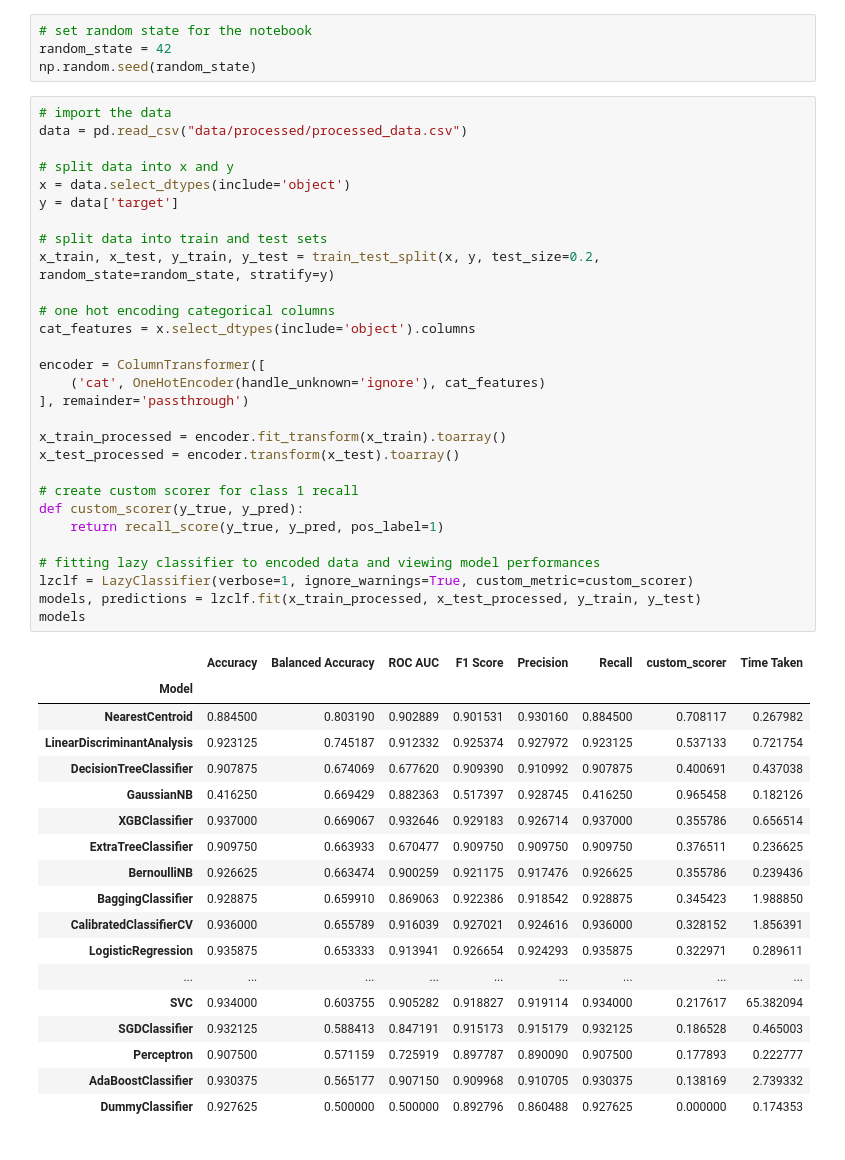
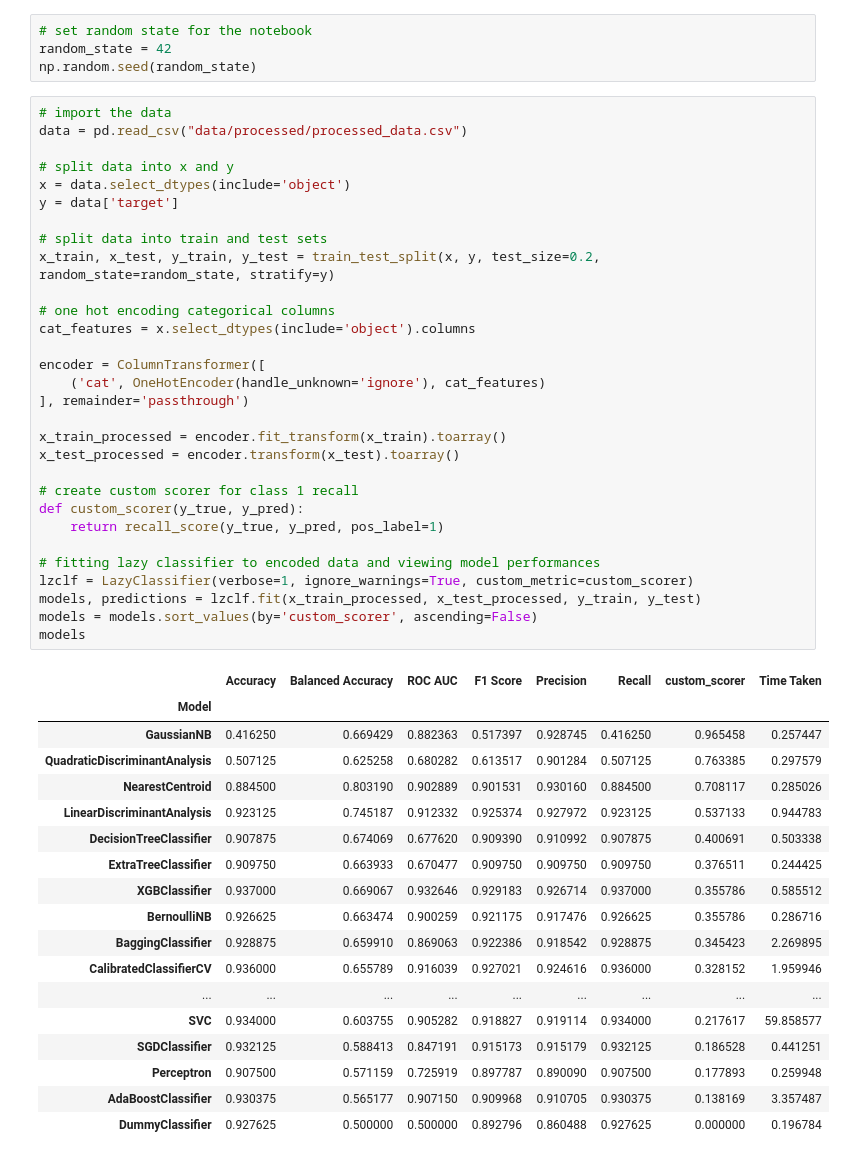
Before and after one commit to mattclark186/uyBvjh22fVpcb3UX, a Jupyter notebook: notebooks/modeling/lazy_predict.ipynb, the cells around one changed output. Saved outputs shown, nothing was run; the diff lists cells and outputs as text.

Commit message:
Custom lazy_predict score

```diff
--- a/notebooks/modeling/lazy_predict.ipynb
+++ b/notebooks/modeling/lazy_predict.ipynb
@@ -38,46 +38,47 @@ np.random.seed(random_state)
 data = pd.read_csv("data/processed/processed_data.csv")
 
 # split data into x and y
 x = data.select_dtypes(include='object')
 y = data['target']
 
 # split data into train and test sets
 x_train, x_test, y_train, y_test = train_test_split(x, y, test_size=0.2, random_state=random_state, stratify=y)
 
 # one hot encoding categorical columns
 cat_features = x.select_dtypes(include='object').columns
 
 encoder = ColumnTransformer([
     ('cat', OneHotEncoder(handle_unknown='ignore'), cat_features)
 ], remainder='passthrough')
 
 x_train_processed = encoder.fit_transform(x_train).toarray()
 x_test_processed = encoder.transform(x_test).toarray()
 
 # create custom scorer for class 1 recall
 def custom_scorer(y_true, y_pred):
     return recall_score(y_true, y_pred, pos_label=1)
 
 # fitting lazy classifier to encoded data and viewing model performances
 lzclf = LazyClassifier(verbose=1, ignore_warnings=True, custom_metric=custom_scorer)
 models, predictions = lzclf.fit(x_train_processed, x_test_processed, y_train, y_test)
+models = models.sort_values(by='custom_scorer', ascending=False)
 models
 # %% [output]
 |  | Accuracy | Balanced Accuracy | ROC AUC | F1 Score | Precision | Recall | custom_scorer | Time Taken |
 | Model |  |  |  |  |  |  |  |  |
-| NearestCentroid | 0.884500 | 0.803190 | 0.902889 | 0.901531 | 0.930160 | 0.884500 | 0.708117 | 0.267982 |
-| LinearDiscriminantAnalysis | 0.923125 | 0.745187 | 0.912332 | 0.925374 | 0.927972 | 0.923125 | 0.537133 | 0.721754 |
-| DecisionTreeClassifier | 0.907875 | 0.674069 | 0.677620 | 0.909390 | 0.910992 | 0.907875 | 0.400691 | 0.437038 |
-| GaussianNB | 0.416250 | 0.669429 | 0.882363 | 0.517397 | 0.928745 | 0.416250 | 0.965458 | 0.182126 |
-| XGBClassifier | 0.937000 | 0.669067 | 0.932646 | 0.929183 | 0.926714 | 0.937000 | 0.355786 | 0.656514 |
-| ExtraTreeClassifier | 0.909750 | 0.663933 | 0.670477 | 0.909750 | 0.909750 | 0.909750 | 0.376511 | 0.236625 |
-| BernoulliNB | 0.926625 | 0.663474 | 0.900259 | 0.921175 | 0.917476 | 0.926625 | 0.355786 | 0.239436 |
-| BaggingClassifier | 0.928875 | 0.659910 | 0.869063 | 0.922386 | 0.918542 | 0.928875 | 0.345423 | 1.988850 |
-| CalibratedClassifierCV | 0.936000 | 0.655789 | 0.916039 | 0.927021 | 0.924616 | 0.936000 | 0.328152 | 1.856391 |
-| LogisticRegression | 0.935875 | 0.653333 | 0.913941 | 0.926654 | 0.924293 | 0.935875 | 0.322971 | 0.289611 |
+| GaussianNB | 0.416250 | 0.669429 | 0.882363 | 0.517397 | 0.928745 | 0.416250 | 0.965458 | 0.257447 |
+| QuadraticDiscriminantAnalysis | 0.507125 | 0.625258 | 0.680282 | 0.613517 | 0.901284 | 0.507125 | 0.763385 | 0.297579 |
+| NearestCentroid | 0.884500 | 0.803190 | 0.902889 | 0.901531 | 0.930160 | 0.884500 | 0.708117 | 0.285026 |
+| LinearDiscriminantAnalysis | 0.923125 | 0.745187 | 0.912332 | 0.925374 | 0.927972 | 0.923125 | 0.537133 | 0.944783 |
+| DecisionTreeClassifier | 0.907875 | 0.674069 | 0.677620 | 0.909390 | 0.910992 | 0.907875 | 0.400691 | 0.503338 |
+| ExtraTreeClassifier | 0.909750 | 0.663933 | 0.670477 | 0.909750 | 0.909750 | 0.909750 | 0.376511 | 0.244425 |
+| XGBClassifier | 0.937000 | 0.669067 | 0.932646 | 0.929183 | 0.926714 | 0.937000 | 0.355786 | 0.585512 |
+| BernoulliNB | 0.926625 | 0.663474 | 0.900259 | 0.921175 | 0.917476 | 0.926625 | 0.355786 | 0.286716 |
+| BaggingClassifier | 0.928875 | 0.659910 | 0.869063 | 0.922386 | 0.918542 | 0.928875 | 0.345423 | 2.269895 |
+| CalibratedClassifierCV | 0.936000 | 0.655789 | 0.916039 | 0.927021 | 0.924616 | 0.936000 | 0.328152 | 1.959946 |
 | ... | ... | ... | ... | ... | ... | ... | ... | ... |
-| SVC | 0.934000 | 0.603755 | 0.905282 | 0.918827 | 0.919114 | 0.934000 | 0.217617 | 65.382094 |
-| SGDClassifier | 0.932125 | 0.588413 | 0.847191 | 0.915173 | 0.915179 | 0.932125 | 0.186528 | 0.465003 |
-| Perceptron | 0.907500 | 0.571159 | 0.725919 | 0.897787 | 0.890090 | 0.907500 | 0.177893 | 0.222777 |
-| AdaBoostClassifier | 0.930375 | 0.565177 | 0.907150 | 0.909968 | 0.910705 | 0.930375 | 0.138169 | 2.739332 |
-| DummyClassifier | 0.927625 | 0.500000 | 0.500000 | 0.892796 | 0.860488 | 0.927625 | 0.000000 | 0.174353 |
+| SVC | 0.934000 | 0.603755 | 0.905282 | 0.918827 | 0.919114 | 0.934000 | 0.217617 | 59.858577 |
+| SGDClassifier | 0.932125 | 0.588413 | 0.847191 | 0.915173 | 0.915179 | 0.932125 | 0.186528 | 0.441251 |
+| Perceptron | 0.907500 | 0.571159 | 0.725919 | 0.897787 | 0.890090 | 0.907500 | 0.177893 | 0.259948 |
+| AdaBoostClassifier | 0.930375 | 0.565177 | 0.907150 | 0.909968 | 0.910705 | 0.930375 | 0.138169 | 3.357487 |
+| DummyClassifier | 0.927625 | 0.500000 | 0.500000 | 0.892796 | 0.860488 | 0.927625 | 0.000000 | 0.196784 |
```
Also changed, not shown: 1 other file.
